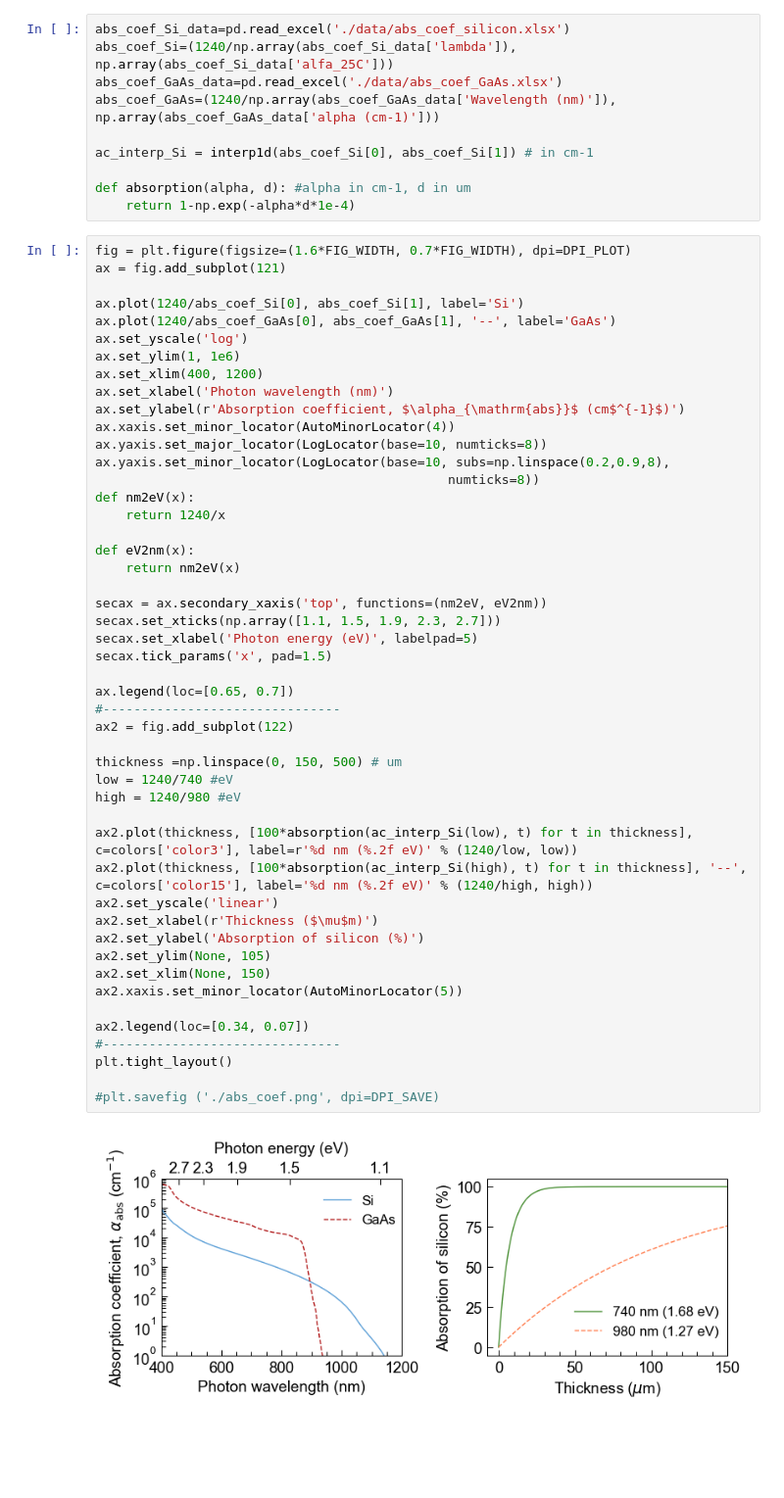
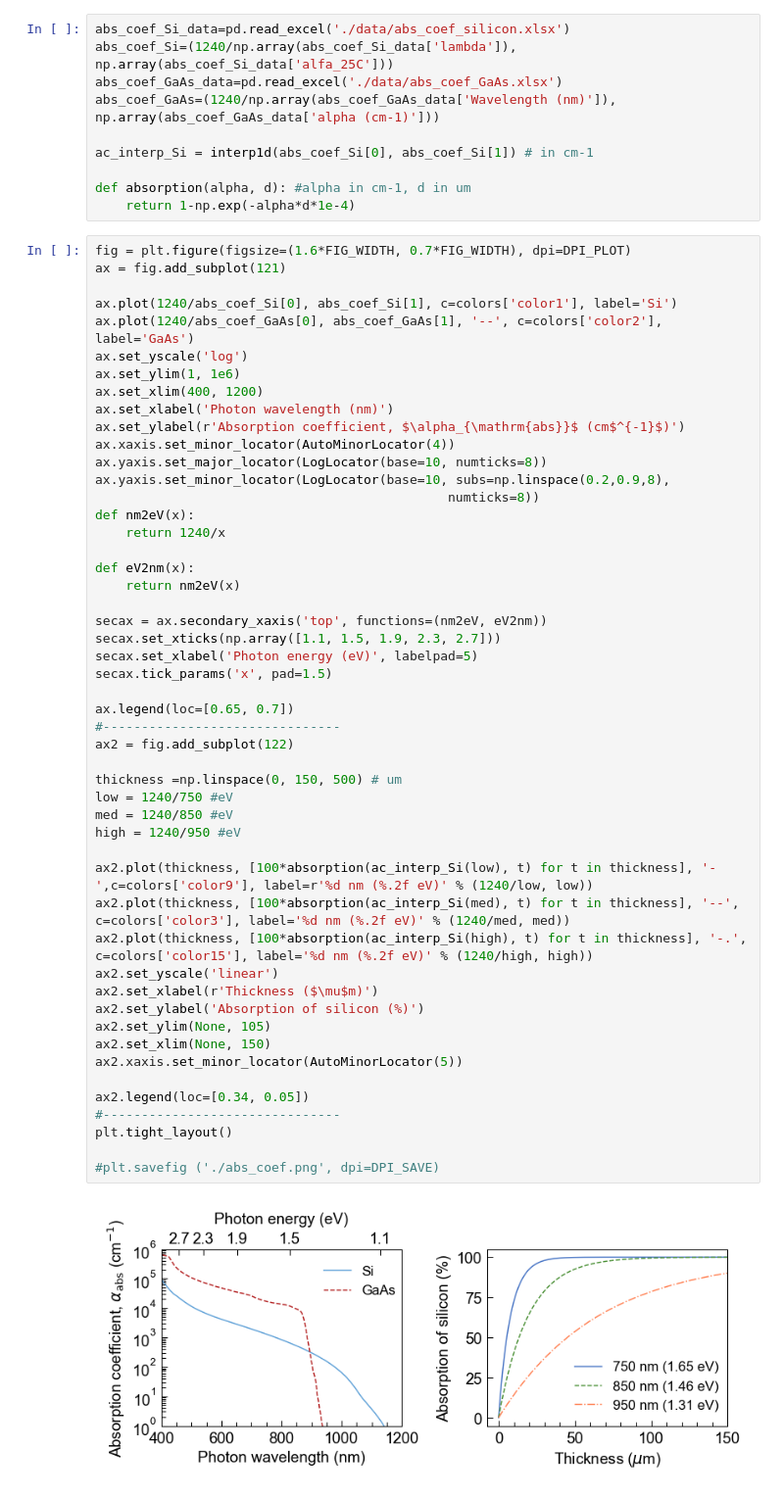
Before and after one commit to martavp/pv-textbook, a Jupyter notebook: Figures/Chapter_03/figures_python/fig_absorption_coefficients.ipynb, the cells around one changed output. Shown at 98% size. Cells and saved outputs as stored; diff of their text form; blank space fills up the shorter version.

```diff
--- a/Figures/Chapter_03/figures_python/fig_absorption_coefficients.ipynb
+++ b/Figures/Chapter_03/figures_python/fig_absorption_coefficients.ipynb
@@ -65,8 +65,8 @@ def absorption(alpha, d): #alpha in cm-1, d in um
 fig = plt.figure(figsize=(1.6*FIG_WIDTH, 0.7*FIG_WIDTH), dpi=DPI_PLOT)
 ax = fig.add_subplot(121)
 
-ax.plot(1240/abs_coef_Si[0], abs_coef_Si[1], label='Si')
-ax.plot(1240/abs_coef_GaAs[0], abs_coef_GaAs[1], '--', label='GaAs')
+ax.plot(1240/abs_coef_Si[0], abs_coef_Si[1], c=colors['color1'], label='Si')
+ax.plot(1240/abs_coef_GaAs[0], abs_coef_GaAs[1], '--', c=colors['color2'], label='GaAs')
 ax.set_yscale('log')
 ax.set_ylim(1, 1e6)
 ax.set_xlim(400, 1200)
@@ -78,36 +78,38 @@ ax.yaxis.set_minor_locator(LogLocator(base=10, subs=np.linspace(0.2,0.9,8),
                                               numticks=8))
 def nm2eV(x):
     return 1240/x
 
 def eV2nm(x):
     return nm2eV(x)
 
 secax = ax.secondary_xaxis('top', functions=(nm2eV, eV2nm))
 secax.set_xticks(np.array([1.1, 1.5, 1.9, 2.3, 2.7]))
 secax.set_xlabel('Photon energy (eV)', labelpad=5)
 secax.tick_params('x', pad=1.5)
 
 ax.legend(loc=[0.65, 0.7])
 #-------------------------------
 ax2 = fig.add_subplot(122)
 
 thickness =np.linspace(0, 150, 500) # um
-low = 1240/740 #eV
-high = 1240/980 #eV
+low = 1240/750 #eV
+med = 1240/850 #eV
+high = 1240/950 #eV
 
-ax2.plot(thickness, [100*absorption(ac_interp_Si(low), t) for t in thickness], c=colors['color3'], label=r'%d nm (%.2f eV)' % (1240/low, low))
-ax2.plot(thickness, [100*absorption(ac_interp_Si(high), t) for t in thickness], '--', c=colors['color15'], label='%d nm (%.2f eV)' % (1240/high, high))
+ax2.plot(thickness, [100*absorption(ac_interp_Si(low), t) for t in thickness], '-',c=colors['color9'], label=r'%d nm (%.2f eV)' % (1240/low, low))
+ax2.plot(thickness, [100*absorption(ac_interp_Si(med), t) for t in thickness], '--', c=colors['color3'], label='%d nm (%.2f eV)' % (1240/med, med))
+ax2.plot(thickness, [100*absorption(ac_interp_Si(high), t) for t in thickness], '-.', c=colors['color15'], label='%d nm (%.2f eV)' % (1240/high, high))
 ax2.set_yscale('linear')
 ax2.set_xlabel(r'Thickness ($\mu$m)')
 ax2.set_ylabel('Absorption of silicon (%)')
 ax2.set_ylim(None, 105)
 ax2.set_xlim(None, 150)
 ax2.xaxis.set_minor_locator(AutoMinorLocator(5))
 
-ax2.legend(loc=[0.34, 0.07])
+ax2.legend(loc=[0.34, 0.05])
 #-------------------------------
 plt.tight_layout()
 
 #plt.savefig ('./abs_coef.png', dpi=DPI_SAVE)
 # %% [output]
-[figure, old version]
+[figure, new version]
```
Also changed, not shown: 4 other files.
